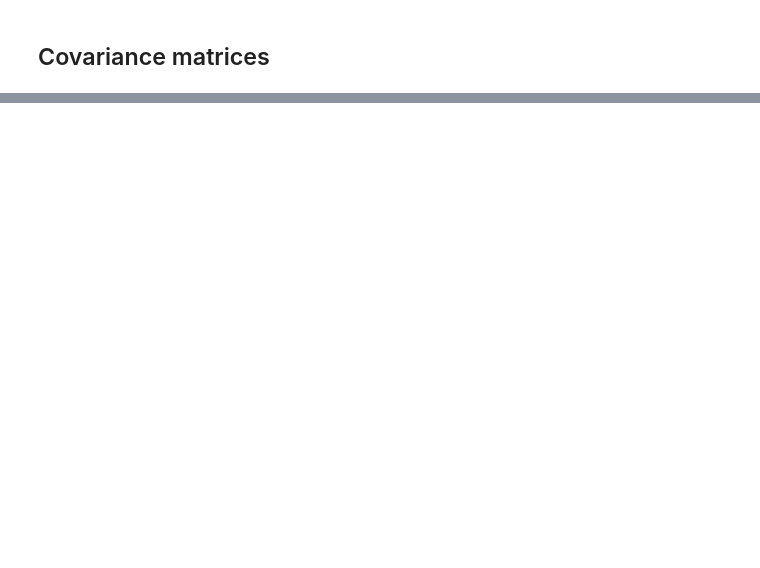
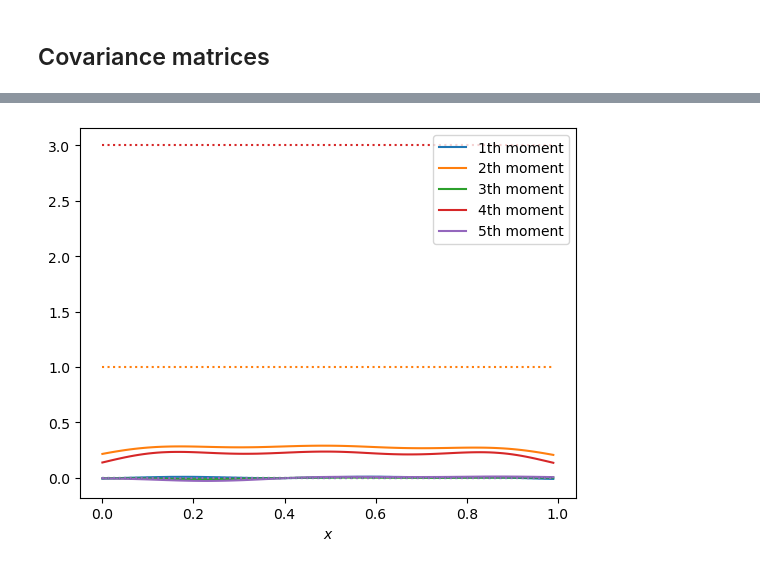
Before and after one commit to mtcairneyleeming/4yp, a Jupyter notebook: 02_PriorVAE_changed_training.ipynb, the cells around one changed output, grey strips where cells are left out. Cells and saved outputs as stored; diff of their text form; code cells hidden in the pictures; blank space fills up the shorter version.

```diff
--- a/02_PriorVAE_changed_training.ipynb
+++ b/02_PriorVAE_changed_training.ipynb
@@ -374,0 +328,19 @@ plt.show()
+# %%
+from reusable.moments import sample_central_moment
+from plotting.plots import plot_moments
+
+moments_compare = [1,2,3,4,5]
+
+vae_moments = [sample_central_moment(i, vae_draws) for i in moments_compare]
+#gp_moments =
+
+gp_moments = [
+    jnp.zeros_like(args["x"]),
+    jnp.ones_like(args["x"]),
+    jnp.zeros_like(args["x"]),
+    jnp.repeat(jnp.mean(sample_central_moment(4, gp_draws)), args["n"]),
+    jnp.zeros_like(args["x"])
+]
+plot_moments(vae_moments, moments_compare, args["x"], None, correct_moments=gp_moments, use_legend=True, save_path=f"gen_plots/02/" + gen_file_name("02", args, "moments.png"))
+# %% [output]
+[figure, added]
```
Also changed, not shown: parts of 11 cells of this notebook, 1 other file.
